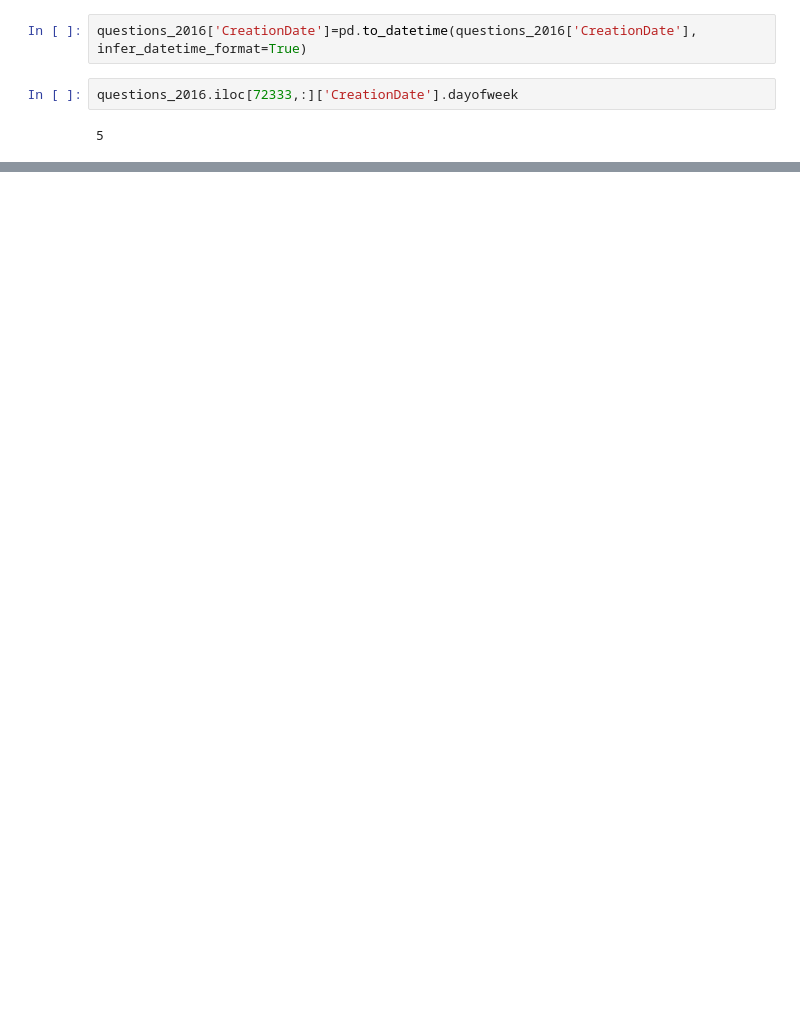
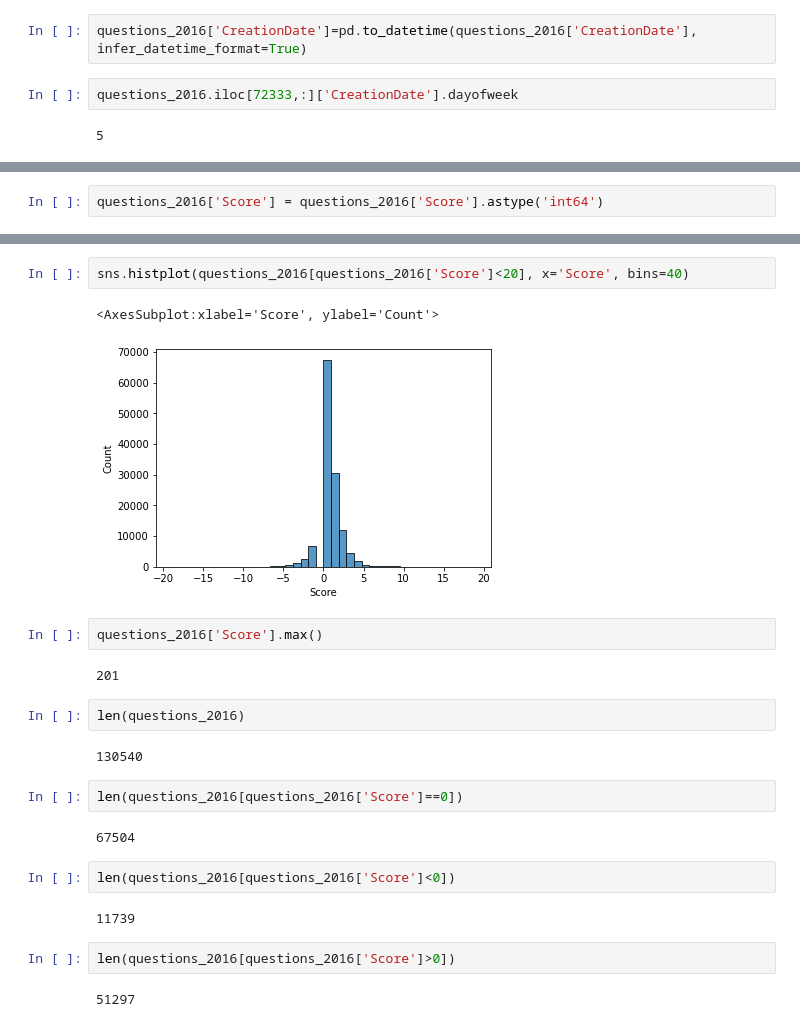
Before and after one commit to willcd/module5-project, a Jupyter notebook: code/eda_notebook.ipynb, the cells around one changed output, grey strips where cells are left out. Cells and saved outputs as stored; diff of their text form; blank space fills up the shorter version.

```diff
--- a/code/eda_notebook.ipynb
+++ b/code/eda_notebook.ipynb
@@ -120,0 +133,2 @@ simple steps:
+# %%
+questions_2016['Score'] = questions_2016['Score'].astype('int64')
@@ -120,0 +157,25 @@ simple steps:
+# %%
+sns.histplot(questions_2016[questions_2016['Score']<20], x='Score', bins=40)
+# %% [output]
+<AxesSubplot:xlabel='Score', ylabel='Count'>
+[figure, added]
+# %%
+questions_2016['Score'].max()
+# %% [output]
+201
+# %%
+len(questions_2016)
+# %% [output]
+130540
+# %%
+len(questions_2016[questions_2016['Score']==0])
+# %% [output]
+67504
+# %%
+len(questions_2016[questions_2016['Score']<0])
+# %% [output]
+11739
+# %%
+len(questions_2016[questions_2016['Score']>0])
+# %% [output]
+51297
```
Also changed, not shown: parts of 10 cells of this notebook.
